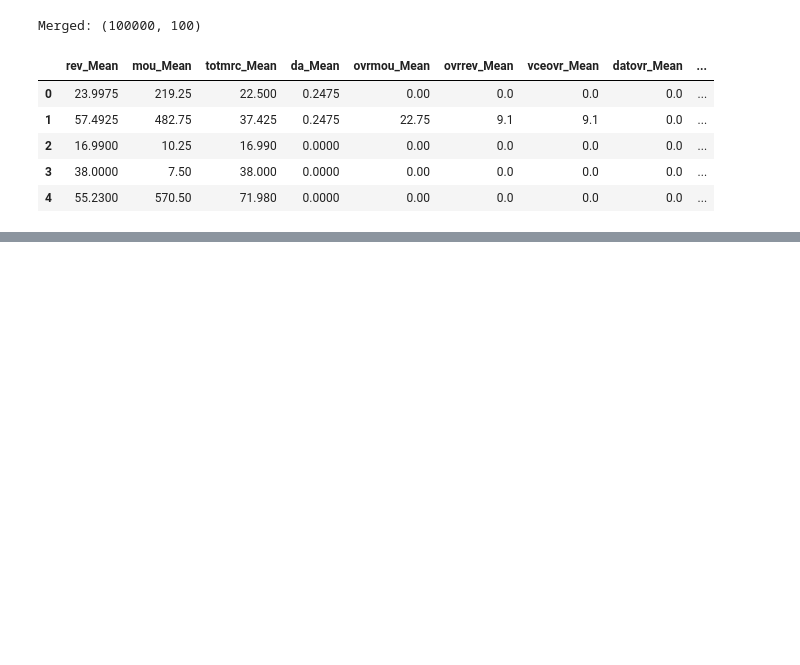
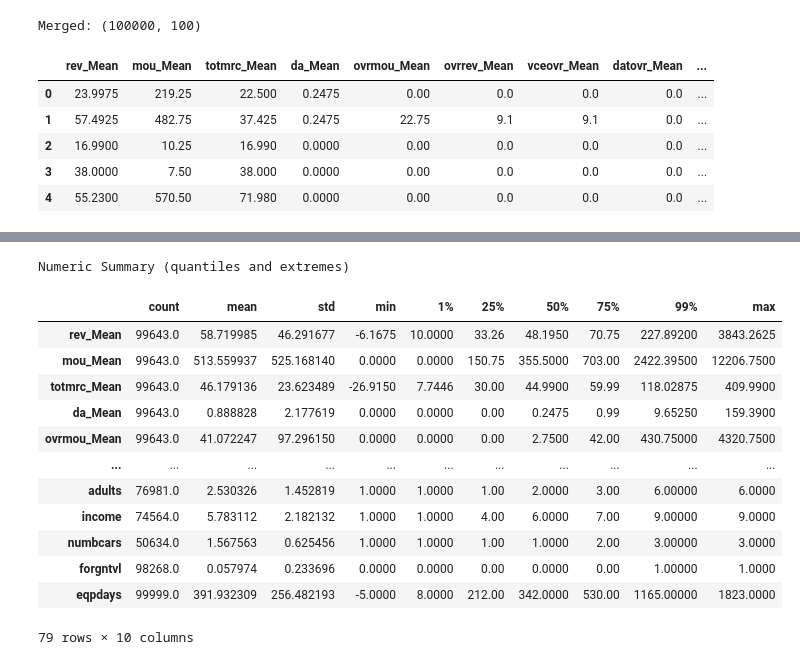
Before and after one commit to PauloLucena2022/telecom-customer-analytics-ml, a Jupyter notebook: eda.ipynb, the cells around one changed output, grey strips where cells are left out. Drawn from its saved outputs; the diff is of its cells as text; code cells hidden in the pictures; blank space fills up the shorter version.

```diff
--- a/eda.ipynb
+++ b/eda.ipynb
@@ -113,0 +226,18 @@ Merged: (100000, 100)
+# %%
+print("Numeric Summary (quantiles and extremes)")
+display(df.describe(percentiles=[0.01, 0.25, 0.5, 0.75, 0.99]).T)
+# %% [output]
+Numeric Summary (quantiles and extremes)
+|  | count | mean | std | min | 1% | 25% | 50% | 75% | 99% | max |
+| rev_Mean | 99643.0 | 58.719985 | 46.291677 | -6.1675 | 10.0000 | 33.26 | 48.1950 | 70.75 | 227.89200 | 3843.2625 |
+| mou_Mean | 99643.0 | 513.559937 | 525.168140 | 0.0000 | 0.0000 | 150.75 | 355.5000 | 703.00 | 2422.39500 | 12206.7500 |
+| totmrc_Mean | 99643.0 | 46.179136 | 23.623489 | -26.9150 | 7.7446 | 30.00 | 44.9900 | 59.99 | 118.02875 | 409.9900 |
+| da_Mean | 99643.0 | 0.888828 | 2.177619 | 0.0000 | 0.0000 | 0.00 | 0.2475 | 0.99 | 9.65250 | 159.3900 |
+| ovrmou_Mean | 99643.0 | 41.072247 | 97.296150 | 0.0000 | 0.0000 | 0.00 | 2.7500 | 42.00 | 430.75000 | 4320.7500 |
+| ... | ... | ... | ... | ... | ... | ... | ... | ... | ... | ... |
+| adults | 76981.0 | 2.530326 | 1.452819 | 1.0000 | 1.0000 | 1.00 | 2.0000 | 3.00 | 6.00000 | 6.0000 |
+| income | 74564.0 | 5.783112 | 2.182132 | 1.0000 | 1.0000 | 4.00 | 6.0000 | 7.00 | 9.00000 | 9.0000 |
+| numbcars | 50634.0 | 1.567563 | 0.625456 | 1.0000 | 1.0000 | 1.00 | 1.0000 | 2.00 | 3.00000 | 3.0000 |
+| forgntvl | 98268.0 | 0.057974 | 0.233696 | 0.0000 | 0.0000 | 0.00 | 0.0000 | 0.00 | 1.00000 | 1.0000 |
+| eqpdays | 99999.0 | 391.932309 | 256.482193 | -5.0000 | 8.0000 | 212.00 | 342.0000 | 530.00 | 1165.00000 | 1823.0000 |
+79 rows × 10 columns
```
Also changed, not shown: parts of 22 cells of this notebook.
